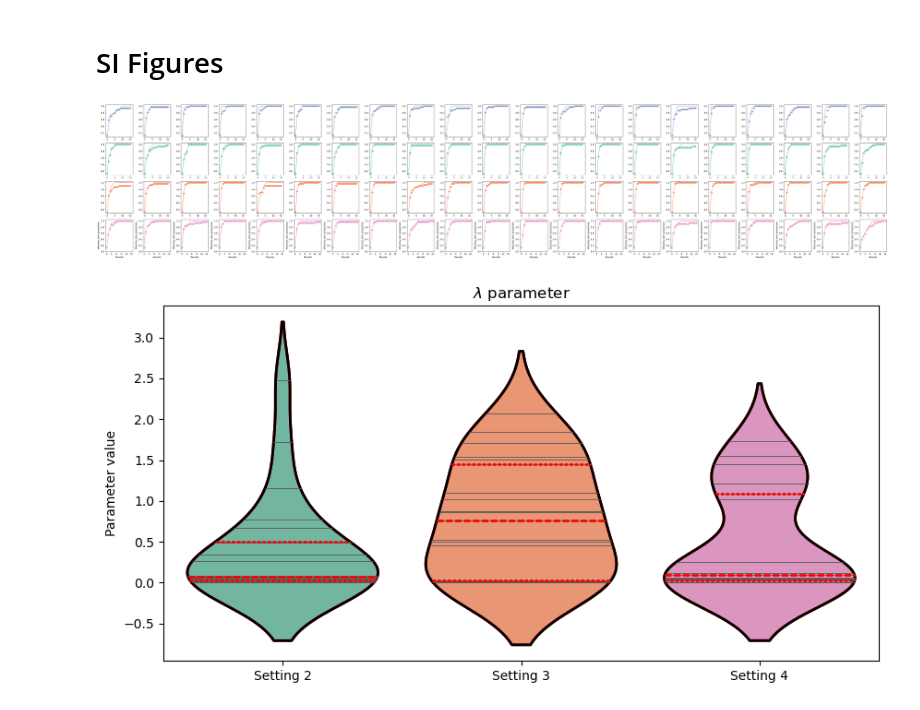
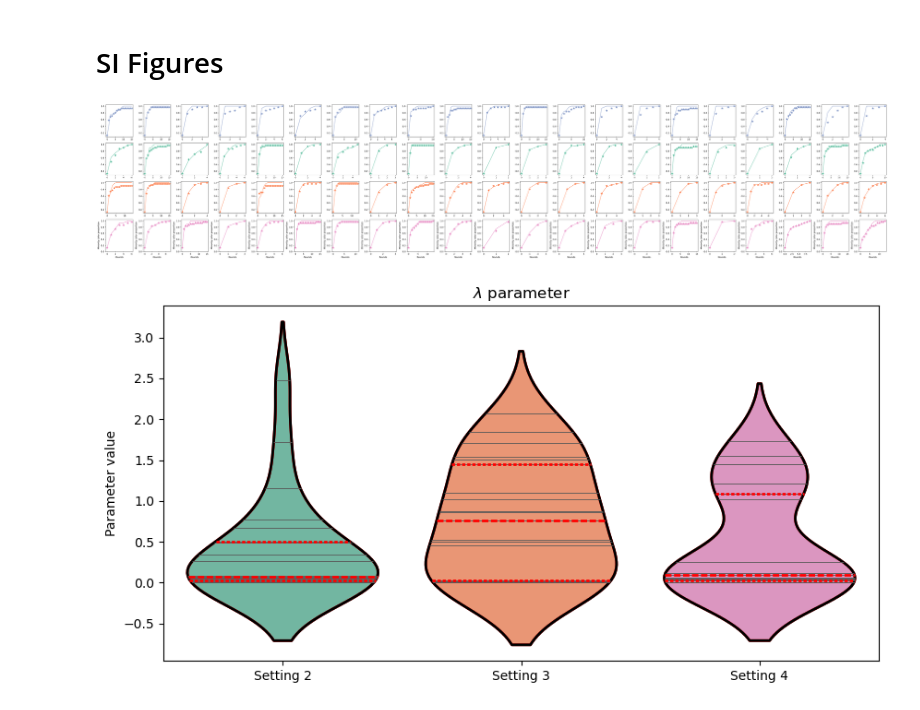
Before and after one commit to mpereda/Indirect-social-influence-helps-shaping-the-diffusion-of-innovations, a Jupyter notebook: Notebook.ipynb, the cells around one changed output. Saved outputs shown, nothing was run; the diff lists cells and outputs as text; code cells hidden in the pictures.

Commit message:
Fixed the First SI Figure

```diff
--- a/Notebook.ipynb
+++ b/Notebook.ipynb
@@ -387,41 +386,35 @@ fig, axs = plt.subplots(4, 21, figsize=(50, 10))
 
 color = sns.color_palette("Set2",4)
 color_palette = [color[2], color[0], color[1], color[3]]
 
-# Iterate over the slices of perc_adopters
 for expnum,exp in enumerate(data['Experiment'].unique()):
     for setupnum,setup in enumerate(data[data['Setup'] != 'Instructions']['Setup'].unique()):
         experiment_data = data[(data['Setup'] == setup) & (data['Experiment'] == exp)]
         u0 = np.array(experiment_data[experiment_data['Round'] == 1]['initialcolor'] == experiment_data[experiment_data['Round'] == 1]['Promoted_color'], dtype=int)
         if setup == 'AmAz': a=1; b=0; c=0; d=0
         if setup == 'VerMag': a=1; b=experiment_data['parameter'].unique(); c=0; d=0
         if setup == 'RojNar': a=1; b=0; c=experiment_data['parameter'].unique(); d=0
         if setup == 'LilMor': a=1; b=0; c=0; d=experiment_data['parameter'].unique()
         objective = experiment_data['threshold'].unique()
         T = int(experiment_data['Time'].unique())
         len_data = int(experiment_data['AdoptersConsensus'].unique())
-        # len_data = int(min_rounds[setupnum,exp-1])+1
         theoretical_pred = Dpath_threshold(objective, u0, a, b, c, d, T, len_data)
-        while len(theoretical_pred) < 17:
-            theoretical_pred = np.append(theoretical_pred, theoretical_pred[-1])
         axs[setupnum,expnum].plot(theoretical_pred, color=color_palette[setupnum])
-        axs[setupnum,expnum].plot(perc_adopters[setupnum,:,exp-1], '*', color=color_palette[setupnum], markersize=10)
+        axs[setupnum,expnum].plot(perc_adopters[setupnum,:len_data,exp-1], '*', color=color_palette[setupnum], markersize=10)
 
     # Set the title for each subplot
     axs[setupnum,expnum].set_xlabel('Rounds')
     axs[setupnum,expnum].set_ylabel('Minority color proportion')
     axs[setupnum,expnum].set_ylim(0,1.05)
-    axs[setupnum,expnum].set_xlim(-0.5,16)
-    axs[setupnum,expnum].set_xticks(range(0,16,3))
 
 # Adjust the spacing between subplots
 plt.tight_layout()
 
 
 # Show the plot
 plt.show()
 # %% [output]
-[figure, old version]
+[figure, new version]
 # %%
 parameters = np.zeros((21,3))
 lambda_params = np.zeros((21,3))
```
Also changed, not shown: parts of 1 cell of this notebook.
